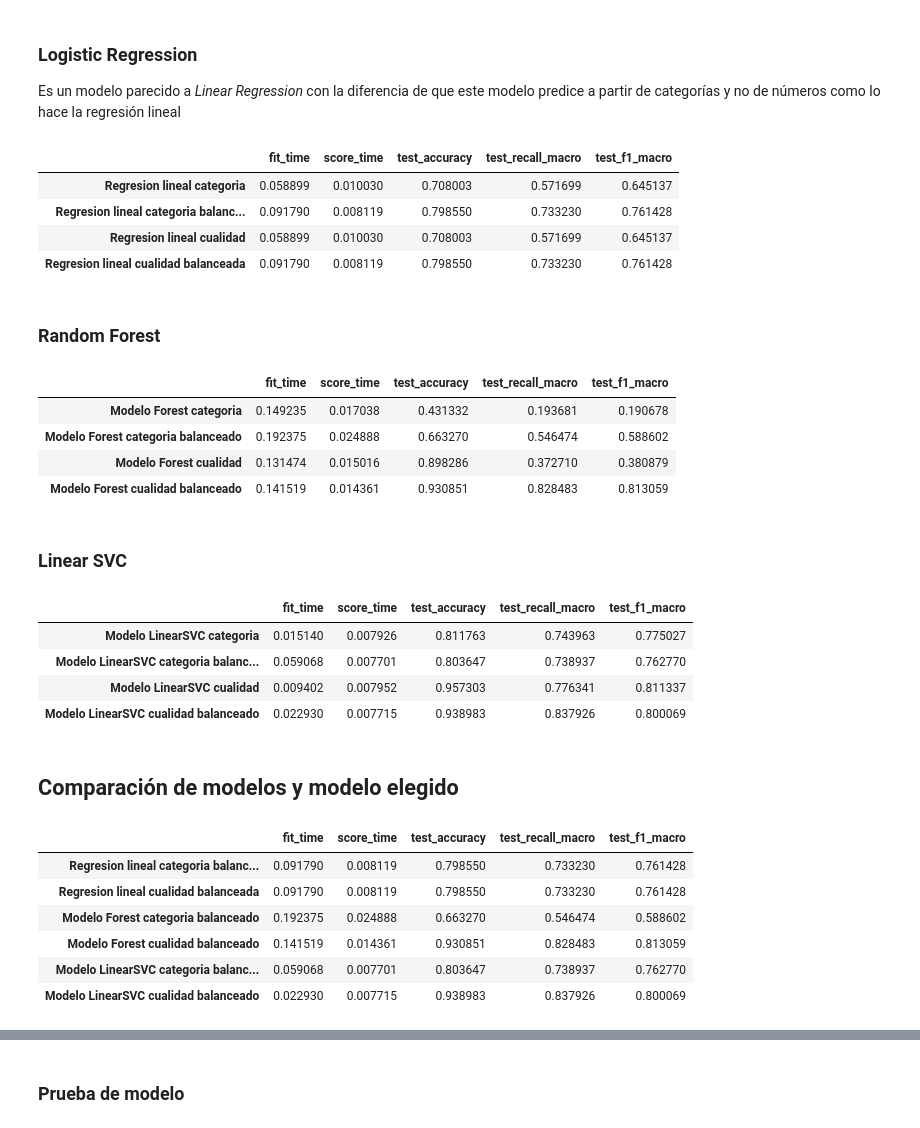
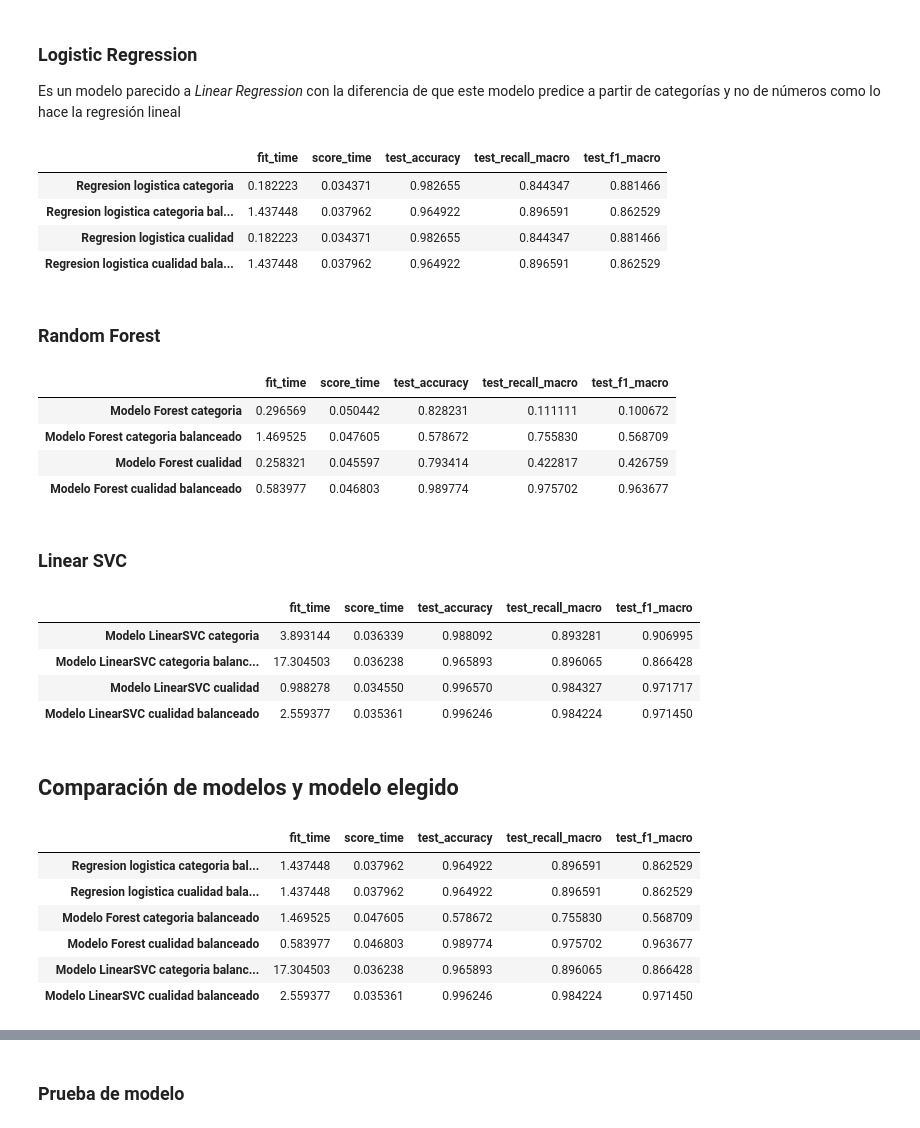
Before and after one commit to No-Country-simulation/G9-LATAM-Team71, a Jupyter notebook: data-science/Finance_AI_Asistente_Inteligente_de_Salud_Financiera.ipynb, the cells around one changed output, grey strips where cells are left out. Cells and saved outputs as stored; diff of their text form; code cells hidden in the pictures.

```diff
--- a/data-science/Finance_AI_Asistente_Inteligente_de_Salud_Financiera.ipynb
+++ b/data-science/Finance_AI_Asistente_Inteligente_de_Salud_Financiera.ipynb
@@ -25,8 +28,7 @@ Obtención de datos
 # %%
-url = 'https://raw.githubusercontent.com/No-Country-simulation/G9-LATAM-Team71/refs/heads/develop/data-science/csv_prueba_modelo.csv'
-data = pd.read_csv(url)
-
-data = data.drop(index=761)
+# url = 'https://raw.githubusercontent.com/No-Country-simulation/G9-LATAM-Team71/refs/heads/develop/data-science/csv_prueba_modelo.csv'
+url = 'csv_prueba_modelo.csv'
+data = pd.read_csv(url, encoding='utf-8')
 data.info()
 # %% [output]
 <class 'pandas.DataFrame'>
@@ -44,0 +58,9 @@ memory usage: 63.3 KB
+# %%
+# limpiar datos
+for i in range(1,4):
+    data.iloc[:,i] = data.iloc[:,i].str.replace(r'[^\w\s]', '',regex = True).str.upper().str.strip()
+    # data.iloc[:,i] = data.iloc[:,i].
+
+# pasar a tipo de dato fecha
+data.fecha = data.fecha.str.replace('-','/').str.strip()
+data.fecha = pd.to_datetime(data.fecha, errors='coerce')
@@ -116,17 +172,17 @@ mod_cualidad_regresion_normal = probar_modelo(X_cualidad,y_cualidad,LogisticRegr
 mod_cualidad_regresion_balanceado = probar_modelo(X_cualidad,y_cualidad,LogisticRegression(),SMOTE());
 
 pd.DataFrame({
-    "Regresion lineal categoria":pd.DataFrame(mod_categoria_regresion_normal).mean(),
-    "Regresion lineal categoria balanceada":pd.DataFrame(mod_categoria_regresion_balanceado).mean(),
-    "Regresion lineal cualidad":pd.DataFrame(mod_categoria_regresion_normal).mean(),
-    "Regresion lineal cualidad balanceada":pd.DataFrame(mod_categoria_regresion_balanceado).mean()
+    "Regresion logistica categoria":pd.DataFrame(mod_categoria_regresion_normal).mean(),
+    "Regresion logistica categoria balanceada":pd.DataFrame(mod_categoria_regresion_balanceado).mean(),
+    "Regresion logistica cualidad":pd.DataFrame(mod_categoria_regresion_normal).mean(),
+    "Regresion logistica cualidad balanceada":pd.DataFrame(mod_categoria_regresion_balanceado).mean()
 }).T
 # %% [output]
 |  | fit_time | score_time | test_accuracy | test_recall_macro | test_f1_macro |
-| Regresion lineal categoria | 0.058899 | 0.010030 | 0.708003 | 0.571699 | 0.645137 |
-| Regresion lineal categoria balanc... | 0.091790 | 0.008119 | 0.798550 | 0.733230 | 0.761428 |
-| Regresion lineal cualidad | 0.058899 | 0.010030 | 0.708003 | 0.571699 | 0.645137 |
-| Regresion lineal cualidad balanceada | 0.091790 | 0.008119 | 0.798550 | 0.733230 | 0.761428 |
+| Regresion logistica categoria | 0.182223 | 0.034371 | 0.982655 | 0.844347 | 0.881466 |
+| Regresion logistica categoria bal... | 1.437448 | 0.037962 | 0.964922 | 0.896591 | 0.862529 |
+| Regresion logistica cualidad | 0.182223 | 0.034371 | 0.982655 | 0.844347 | 0.881466 |
+| Regresion logistica cualidad bala... | 1.437448 | 0.037962 | 0.964922 | 0.896591 | 0.862529 |
 # %% [markdown]
 ### Random Forest
 # %%
@@ -148,10 +204,10 @@ pd.DataFrame({
 }).T
 # %% [output]
 |  | fit_time | score_time | test_accuracy | test_recall_macro | test_f1_macro |
-| Modelo Forest categoria | 0.149235 | 0.017038 | 0.431332 | 0.193681 | 0.190678 |
-| Modelo Forest categoria balanceado | 0.192375 | 0.024888 | 0.663270 | 0.546474 | 0.588602 |
-| Modelo Forest cualidad | 0.131474 | 0.015016 | 0.898286 | 0.372710 | 0.380879 |
-| Modelo Forest cualidad balanceado | 0.141519 | 0.014361 | 0.930851 | 0.828483 | 0.813059 |
+| Modelo Forest categoria | 0.296569 | 0.050442 | 0.828231 | 0.111111 | 0.100672 |
+| Modelo Forest categoria balanceado | 1.469525 | 0.047605 | 0.578672 | 0.755830 | 0.568709 |
+| Modelo Forest cualidad | 0.258321 | 0.045597 | 0.793414 | 0.422817 | 0.426759 |
+| Modelo Forest cualidad balanceado | 0.583977 | 0.046803 | 0.989774 | 0.975702 | 0.963677 |
 # %% [markdown]
 ### Linear SVC
 # %%
@@ -173,26 +229,26 @@ pd.DataFrame({
 }).T
 # %% [output]
 |  | fit_time | score_time | test_accuracy | test_recall_macro | test_f1_macro |
-| Modelo LinearSVC categoria | 0.015140 | 0.007926 | 0.811763 | 0.743963 | 0.775027 |
-| Modelo LinearSVC categoria balanc... | 0.059068 | 0.007701 | 0.803647 | 0.738937 | 0.762770 |
-| Modelo LinearSVC cualidad | 0.009402 | 0.007952 | 0.957303 | 0.776341 | 0.811337 |
-| Modelo LinearSVC cualidad balanceado | 0.022930 | 0.007715 | 0.938983 | 0.837926 | 0.800069 |
+| Modelo LinearSVC categoria | 3.893144 | 0.036339 | 0.988092 | 0.893281 | 0.906995 |
+| Modelo LinearSVC categoria balanc... | 17.304503 | 0.036238 | 0.965893 | 0.896065 | 0.866428 |
+| Modelo LinearSVC cualidad | 0.988278 | 0.034550 | 0.996570 | 0.984327 | 0.971717 |
+| Modelo LinearSVC cualidad balanceado | 2.559377 | 0.035361 | 0.996246 | 0.984224 | 0.971450 |
 # %% [markdown]
 ## Comparación de modelos y modelo elegido
 # %%
 pd.DataFrame({
-    "Regresion lineal categoria balanceada":pd.DataFrame(mod_categoria_regresion_balanceado).mean(),
-    "Regresion lineal cualidad balanceada":pd.DataFrame(mod_categoria_regresion_balanceado).mean(),
+    "Regresion logistica categoria balanceada":pd.DataFrame(mod_categoria_regresion_balanceado).mean(),
+    "Regresion logistica cualidad balanceada":pd.DataFrame(mod_categoria_regresion_balanceado).mean(),
     "Modelo Forest categoria balanceado":pd.DataFrame(mod_categoria_forest_balanceado).mean(),
     "Modelo Forest cualidad balanceado":pd.DataFrame(mod_cualidad_forest_balanceado).mean(),
     "Modelo LinearSVC categoria balanceado":pd.DataFrame(mod_categoria_LinearSVC_balanceado).mean(),
     "Modelo LinearSVC cualidad balanceado":pd.DataFrame(mod_cualidad_LinearSVC_balanceado).mean()
 }).T
 # %% [output]
 |  | fit_time | score_time | test_accuracy | test_recall_macro | test_f1_macro |
-| Regresion lineal categoria balanc... | 0.091790 | 0.008119 | 0.798550 | 0.733230 | 0.761428 |
-| Regresion lineal cualidad balanceada | 0.091790 | 0.008119 | 0.798550 | 0.733230 | 0.761428 |
-| Modelo Forest categoria balanceado | 0.192375 | 0.024888 | 0.663270 | 0.546474 | 0.588602 |
-| Modelo Forest cualidad balanceado | 0.141519 | 0.014361 | 0.930851 | 0.828483 | 0.813059 |
-| Modelo LinearSVC categoria balanc... | 0.059068 | 0.007701 | 0.803647 | 0.738937 | 0.762770 |
-| Modelo LinearSVC cualidad balanceado | 0.022930 | 0.007715 | 0.938983 | 0.837926 | 0.800069 |
+| Regresion logistica categoria bal... | 1.437448 | 0.037962 | 0.964922 | 0.896591 | 0.862529 |
+| Regresion logistica cualidad bala... | 1.437448 | 0.037962 | 0.964922 | 0.896591 | 0.862529 |
+| Modelo Forest categoria balanceado | 1.469525 | 0.047605 | 0.578672 | 0.755830 | 0.568709 |
+| Modelo Forest cualidad balanceado | 0.583977 | 0.046803 | 0.989774 | 0.975702 | 0.963677 |
+| Modelo LinearSVC categoria balanc... | 17.304503 | 0.036238 | 0.965893 | 0.896065 | 0.866428 |
+| Modelo LinearSVC cualidad balanceado | 2.559377 | 0.035361 | 0.996246 | 0.984224 | 0.971450 |
```
Also changed, not shown: parts of 38 cells of this notebook, 5 other files.
